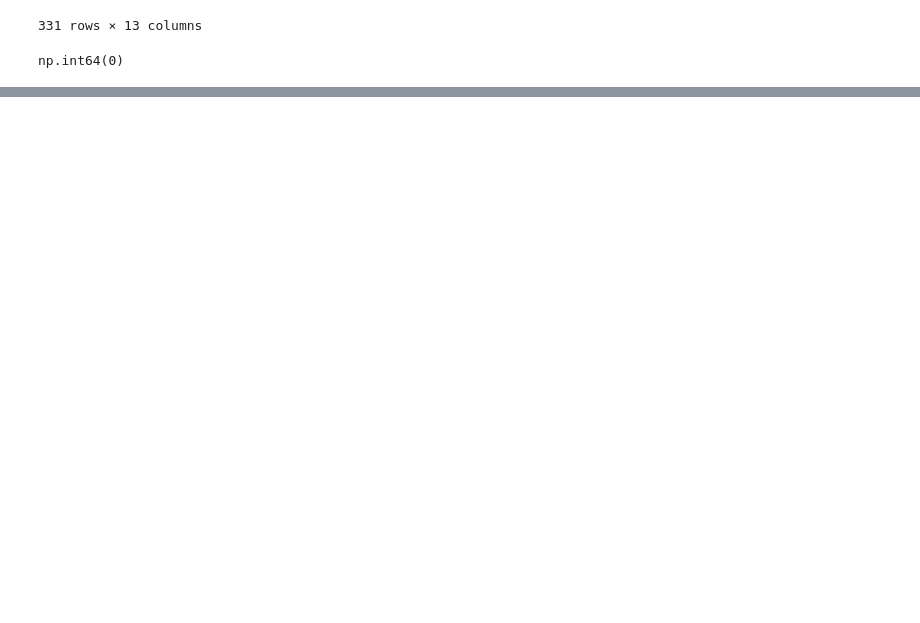
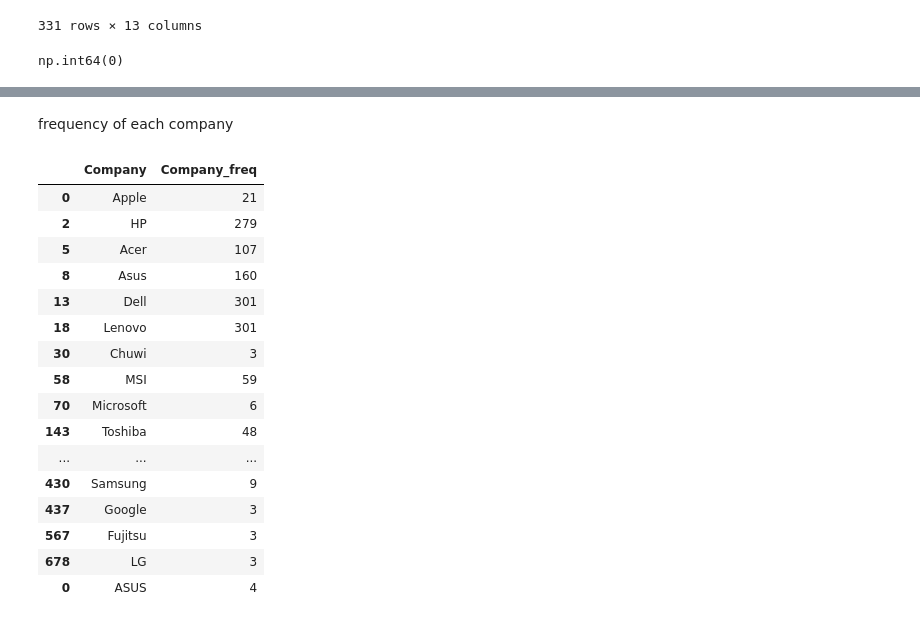
Before and after one commit to Namir50/Laptop-Price-Prediction-App, a Jupyter notebook: notebook/laptop_dataset_eda_and_feature_engg.ipynb, the cells around one changed output, grey strips where cells are left out. Drawn from its saved outputs; the diff is of its cells as text; code cells hidden in the pictures; blank space fills up the shorter version.

Commit message:
frequency encoding

```diff
--- a/notebook/laptop_dataset_eda_and_feature_engg.ipynb
+++ b/notebook/laptop_dataset_eda_and_feature_engg.ipynb
@@ -850,0 +913,22 @@ np.int64(0)
+# %% [markdown]
+frequency of each company
+# %%
+df[['Company','Company_freq']].drop_duplicates()
+# %% [output]
+|  | Company | Company_freq |
+| 0 | Apple | 21 |
+| 2 | HP | 279 |
+| 5 | Acer | 107 |
+| 8 | Asus | 160 |
+| 13 | Dell | 301 |
+| 18 | Lenovo | 301 |
+| 30 | Chuwi | 3 |
+| 58 | MSI | 59 |
+| 70 | Microsoft | 6 |
+| 143 | Toshiba | 48 |
+| ... | ... | ... |
+| 430 | Samsung | 9 |
+| 437 | Google | 3 |
+| 567 | Fujitsu | 3 |
+| 678 | LG | 3 |
+| 0 | ASUS | 4 |
```
Also changed, not shown: parts of 19 cells of this notebook.
